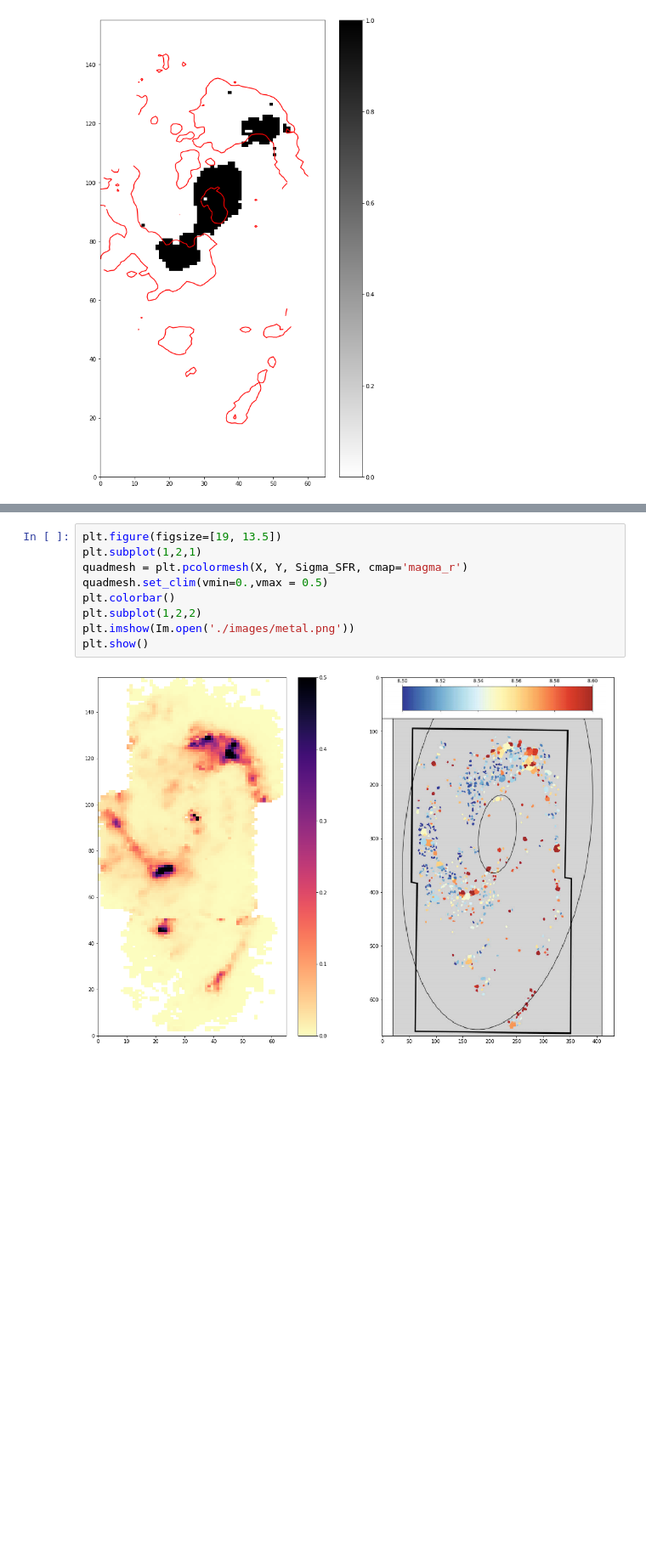
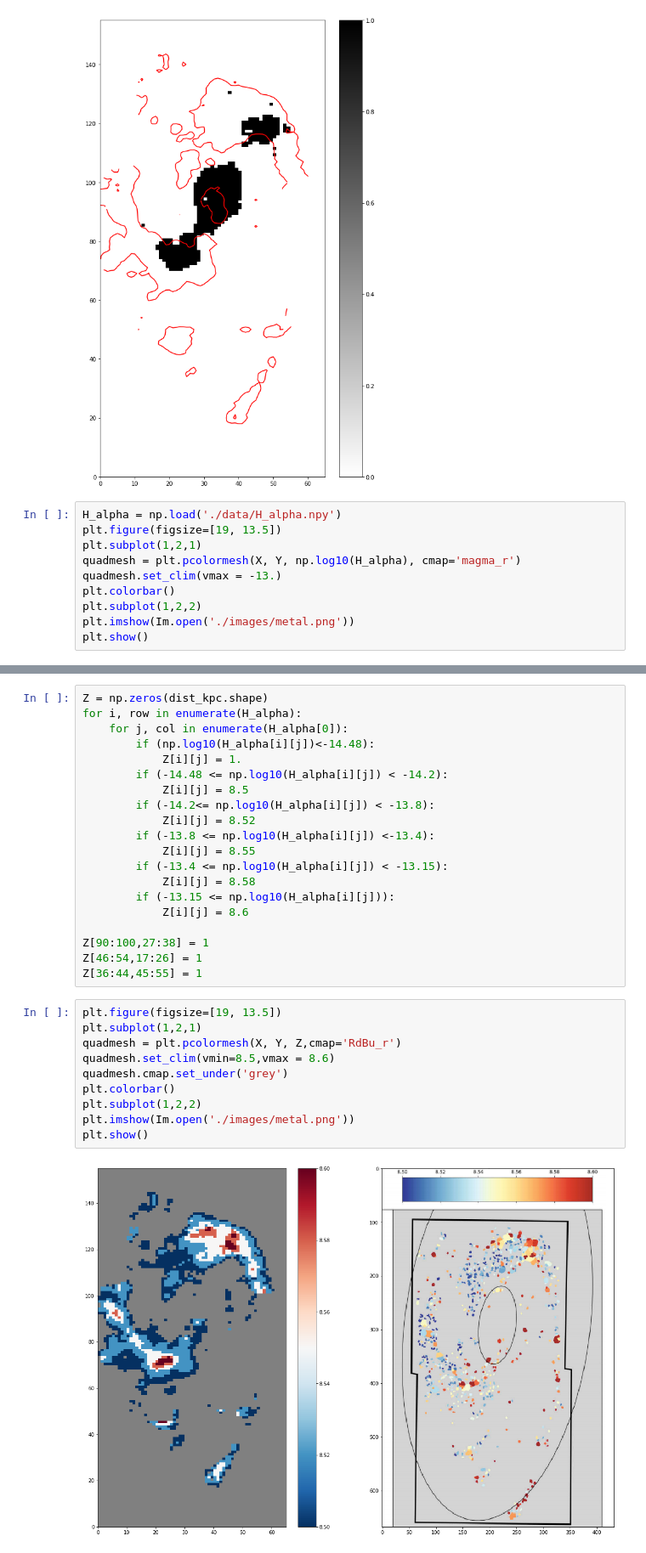
Before and after one commit to ValerieKostiuk/Course-work, a Jupyter notebook: NGC3627/cold_phase.ipynb, the cells around one changed output, grey strips where cells are left out. Shown at 85% size. Saved outputs shown, nothing was run; the diff lists cells and outputs as text; blank space fills up the shorter version.

Commit message:
correct metallicity map and add statistic for cold gas phase

```diff
--- a/NGC3627/cold_phase.ipynb
+++ b/NGC3627/cold_phase.ipynb
@@ -68,3 +66,13 @@ plt.colorbar()
 # %% [output]
 <matplotlib.colorbar.Colorbar at 0x...>
 [figure]
+# %%
+H_alpha = np.load('./data/H_alpha.npy')
+plt.figure(figsize=[19, 13.5])
+plt.subplot(1,2,1)
+quadmesh = plt.pcolormesh(X, Y, np.log10(H_alpha), cmap='magma_r')
+quadmesh.set_clim(vmax = -13.)
+plt.colorbar()
+plt.subplot(1,2,2)
+plt.imshow(Im.open('./images/metal.png'))
+plt.show()
@@ -71,11 +81,32 @@ plt.colorbar()
+# %%
+Z = np.zeros(dist_kpc.shape)
+for i, row in enumerate(H_alpha):
+    for j, col in enumerate(H_alpha[0]):
+        if (np.log10(H_alpha[i][j])<-14.48):
+            Z[i][j] = 1.
+        if (-14.48 <= np.log10(H_alpha[i][j]) < -14.2):
+            Z[i][j] = 8.5
+        if (-14.2<= np.log10(H_alpha[i][j]) < -13.8):
+            Z[i][j] = 8.52
+        if (-13.8 <= np.log10(H_alpha[i][j]) <-13.4):
+            Z[i][j] = 8.55
+        if (-13.4 <= np.log10(H_alpha[i][j]) < -13.15):
+            Z[i][j] = 8.58
+        if (-13.15 <= np.log10(H_alpha[i][j])):
+            Z[i][j] = 8.6
+
+Z[90:100,27:38] = 1
+Z[46:54,17:26] = 1
+Z[36:44,45:55] = 1
 # %%
 plt.figure(figsize=[19, 13.5])
 plt.subplot(1,2,1)
-quadmesh = plt.pcolormesh(X, Y, Sigma_SFR, cmap='magma_r')
-quadmesh.set_clim(vmin=0.,vmax = 0.5)
+quadmesh = plt.pcolormesh(X, Y, Z,cmap='RdBu_r')
+quadmesh.set_clim(vmin=8.5,vmax = 8.6)
+quadmesh.cmap.set_under('grey')
 plt.colorbar()
 plt.subplot(1,2,2)
 plt.imshow(Im.open('./images/metal.png'))
 plt.show()
 # %% [output]
-[figure, old version]
+[figure, new version]
```
Also changed, not shown: parts of 7 cells of this notebook, 2 other files.
